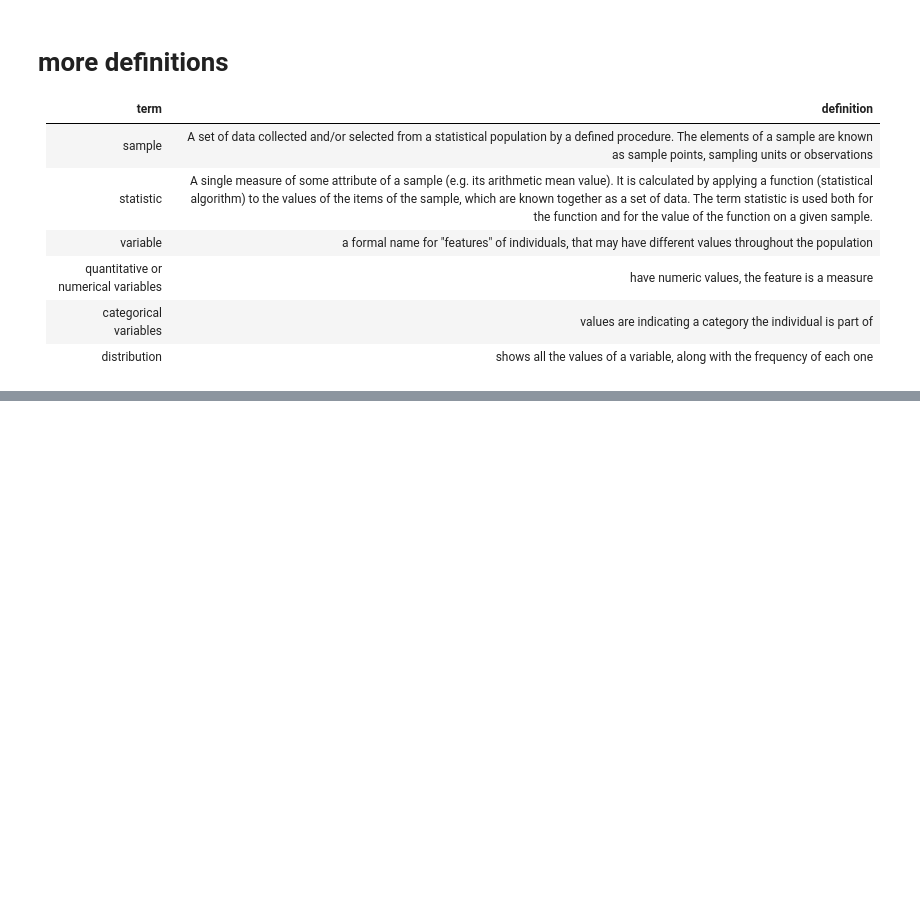
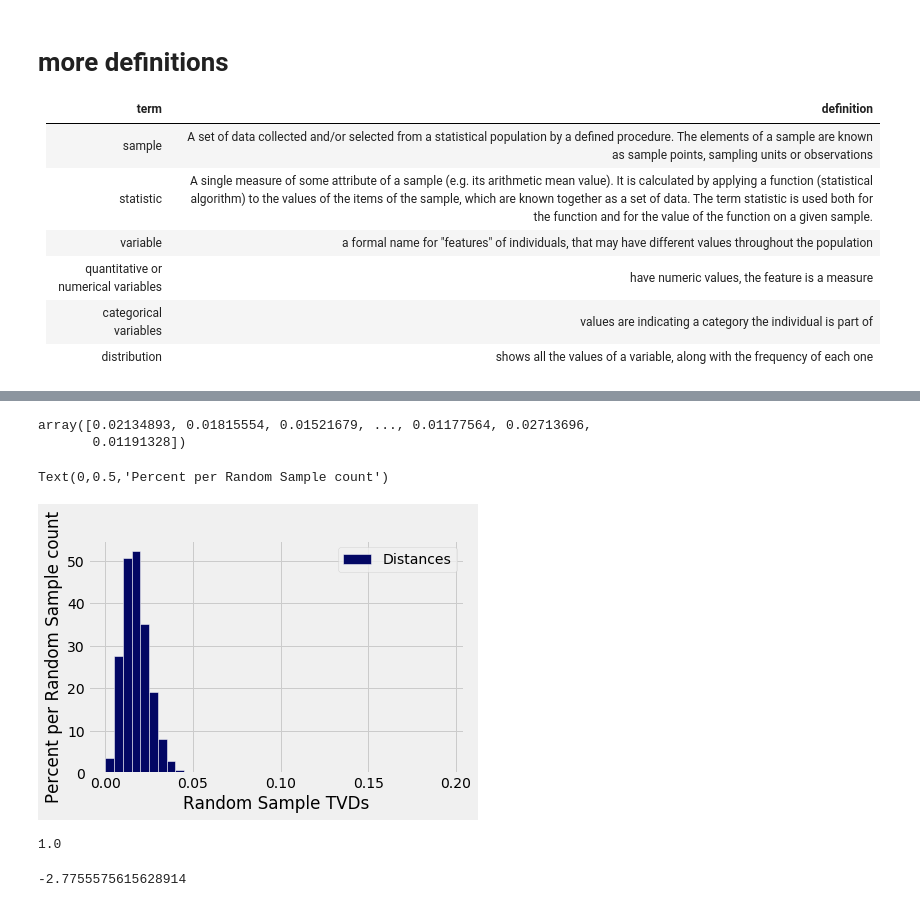
Before and after one commit to petrem/learn, a Jupyter notebook: py/ds/8.2_lec6.ipynb, the cells around one changed output, grey strips where cells are left out. Cells and saved outputs as stored; diff of their text form; code cells hidden in the pictures; blank space fills up the shorter version.

```diff
--- a/py/ds/8.2_lec6.ipynb
+++ b/py/ds/8.2_lec6.ipynb
@@ -59,0 +100,3 @@ distribution | shows all the values of a variable, along with the frequency of e
+# %%
+def total_variation_distance(distrib1, distrib2):
+    return abs(distrib1 - distrib2).sum() / 2
@@ -59,0 +134,25 @@ distribution | shows all the values of a variable, along with the frequency of e
+# %%
+samples = 100000
+sample_distances=np.empty(samples)
+for i in np.arange(0, samples):
+    sample_distances[i] = total_variation_distance(eligible, np.random.multinomial(1453, eligible)/1453)
+sample_distances
+# %% [output]
+array([0.02134893, 0.01815554, 0.01521679, ..., 0.01177564, 0.02713696,
+       0.01191328])
+# %%
+pd.DataFrame({"Distances": sample_distances}).plot.hist(bins=np.arange(0, 0.2, 0.005),density=True, color="xkcd:darkblue", ec="white")
+plt.xlabel("Random Sample TVDs")
+plt.title("")
+plt.ylabel("Percent per Random Sample count")  # not actually a percent, it is normed to 1...
+# %% [output]
+Text(0,0.5,'Percent per Random Sample count')
+[figure, added]
+# %%
+eligible.sum()
+# %% [output]
+1.0
+# %%
+sum(jury["Eligible"] - jury["Panels"])*10**17
+# %% [output]
+-2.7755575615628914
```
Also changed, not shown: parts of 11 cells of this notebook, 8 other files.
